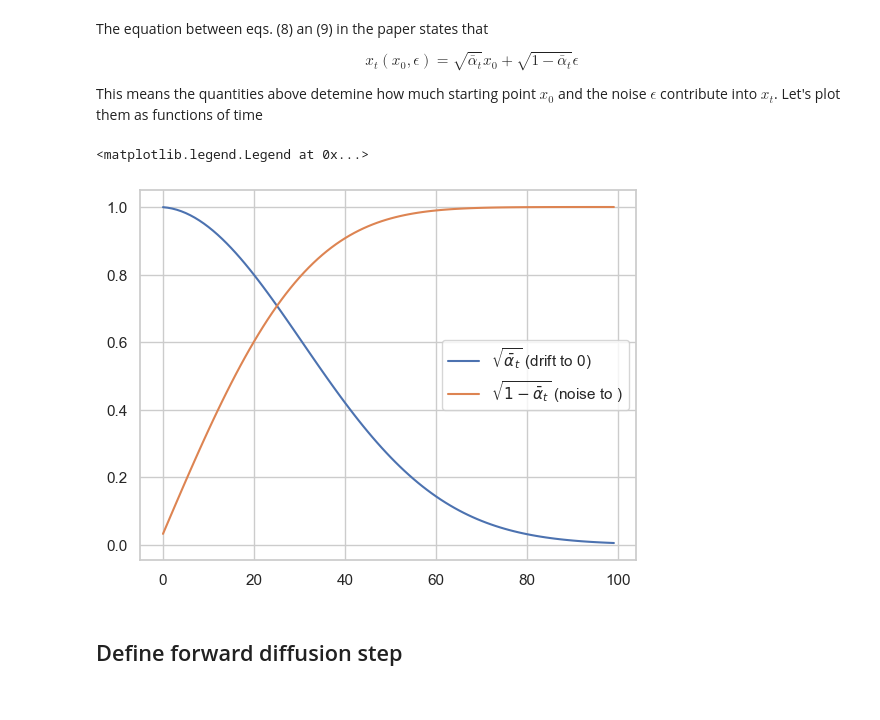
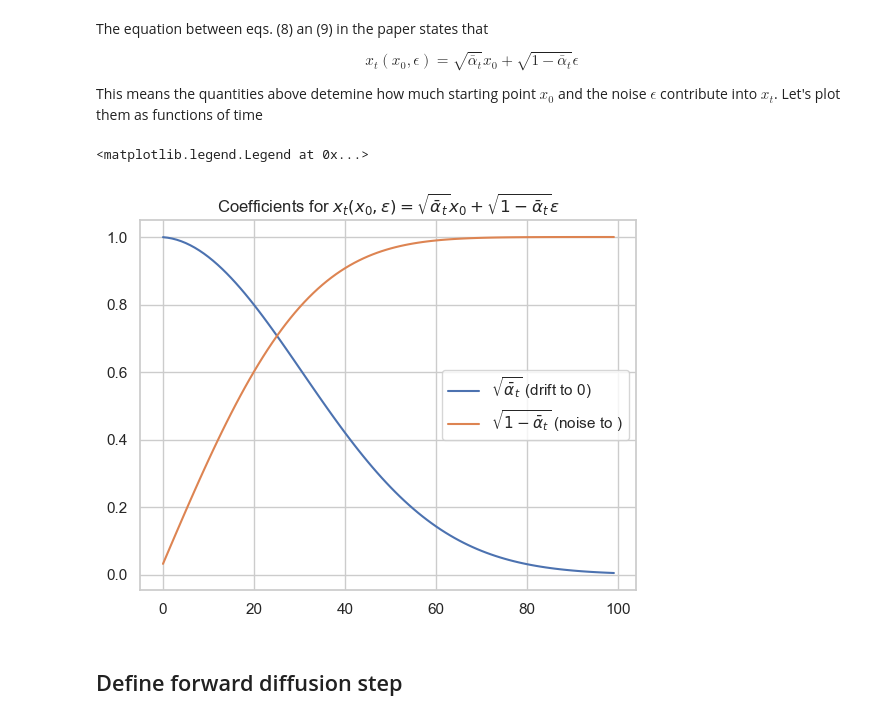
Before and after one commit to ioskn/mldl_htwg, a Jupyter notebook: generative/diffusion.ipynb, the cells around one changed output. Saved outputs shown, nothing was run; the diff lists cells and outputs as text; code cells hidden in the pictures.

```diff
--- a/generative/diffusion.ipynb
+++ b/generative/diffusion.ipynb
@@ -226,10 +227,11 @@ This means the quantities above detemine how much starting point $x_0$ and the n
 # %%
 plt.plot(sqrt_alphas_cumprod, label=r"$\sqrt{\bar{\alpha}_t}$ (drift to 0)")
 plt.plot(sqrt_one_minus_alphas_cumprod, label=r"$\sqrt{1-\bar{\alpha}_t}$ (noise to )")
+plt.title(r"Coefficients for $x_t(x_0, \epsilon) = \sqrt{\bar\alpha_t} x_0 + \sqrt{1 - \bar\alpha_t} \epsilon$")
 plt.legend()
 # %% [output]
 <matplotlib.legend.Legend at 0x...>
-[figure, old version]
+[figure, new version]
 # %% [markdown]
 ## Define forward diffusion step
 # %% [markdown]
```
Also changed, not shown: parts of 11 cells of this notebook, 3 other files.
